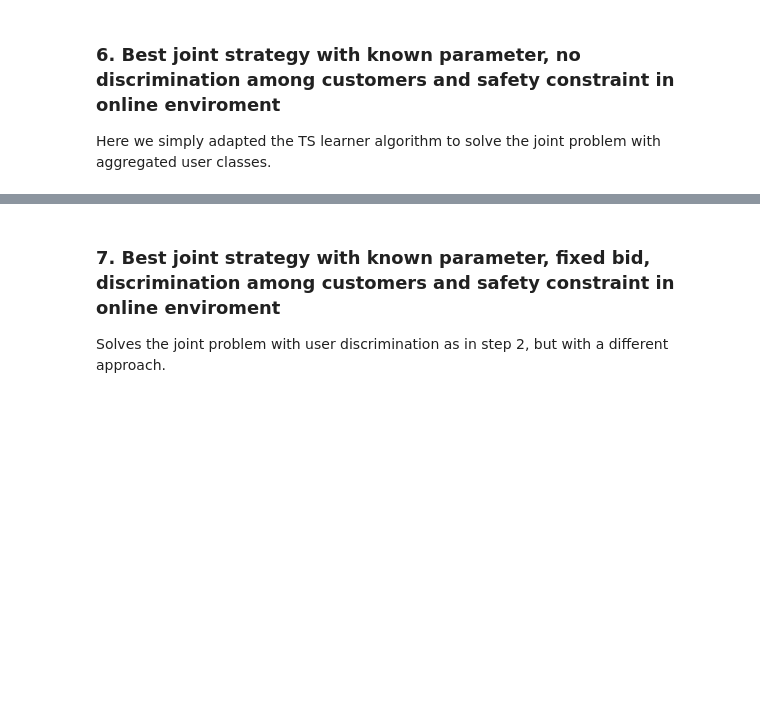
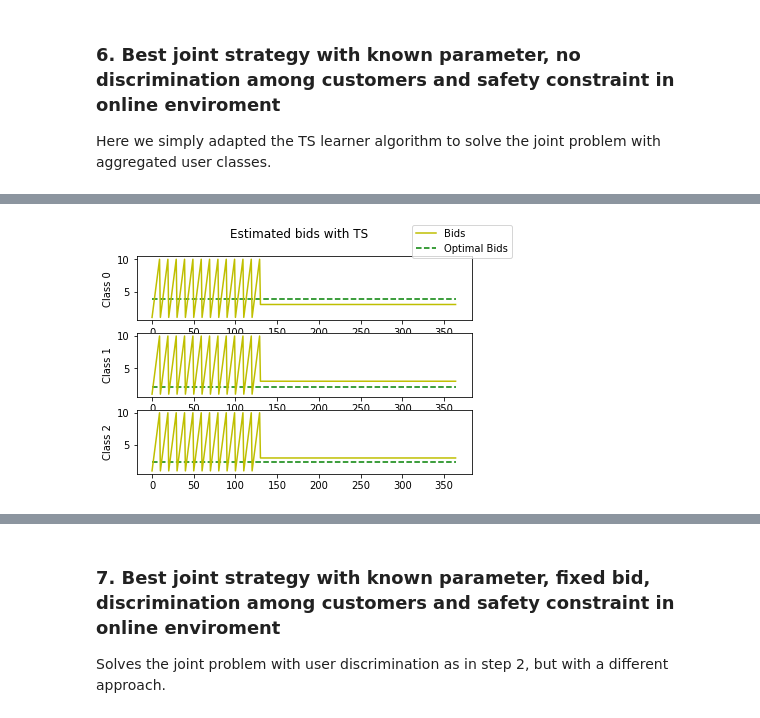
Before and after one commit to CarrattaFrancesco/DataIntelligenceApplication, a Jupyter notebook: project.ipynb, the cells around one changed output, grey strips where cells are left out. Cells and saved outputs as stored; diff of their text form; code cells hidden in the pictures; blank space fills up the shorter version.

```diff
--- a/project.ipynb
+++ b/project.ipynb
@@ -318,0 +331,4 @@ experiment6.showRegret()
+# %%
+experiment6.show_bids_per_class()
+# %% [output]
+[figure, added]
```
Also changed, not shown: parts of 13 cells of this notebook, 1 other file.
